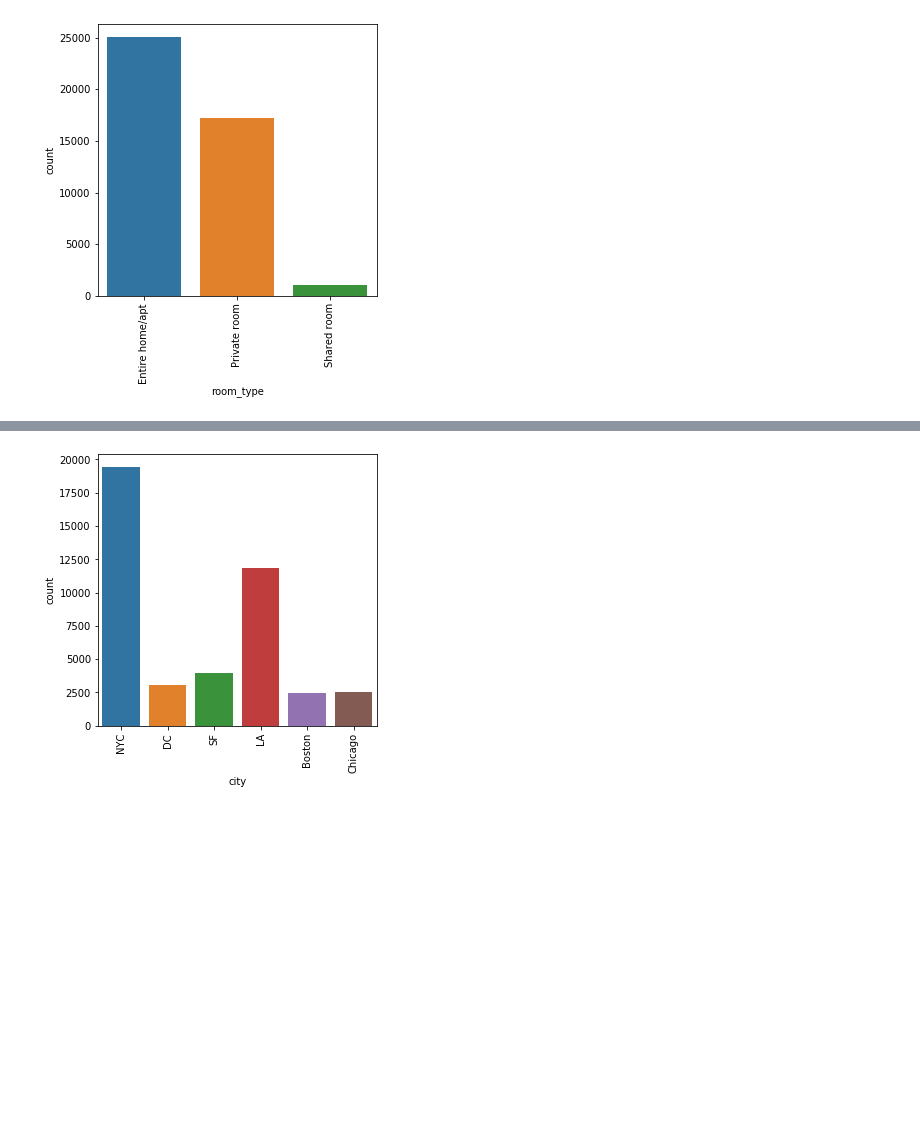
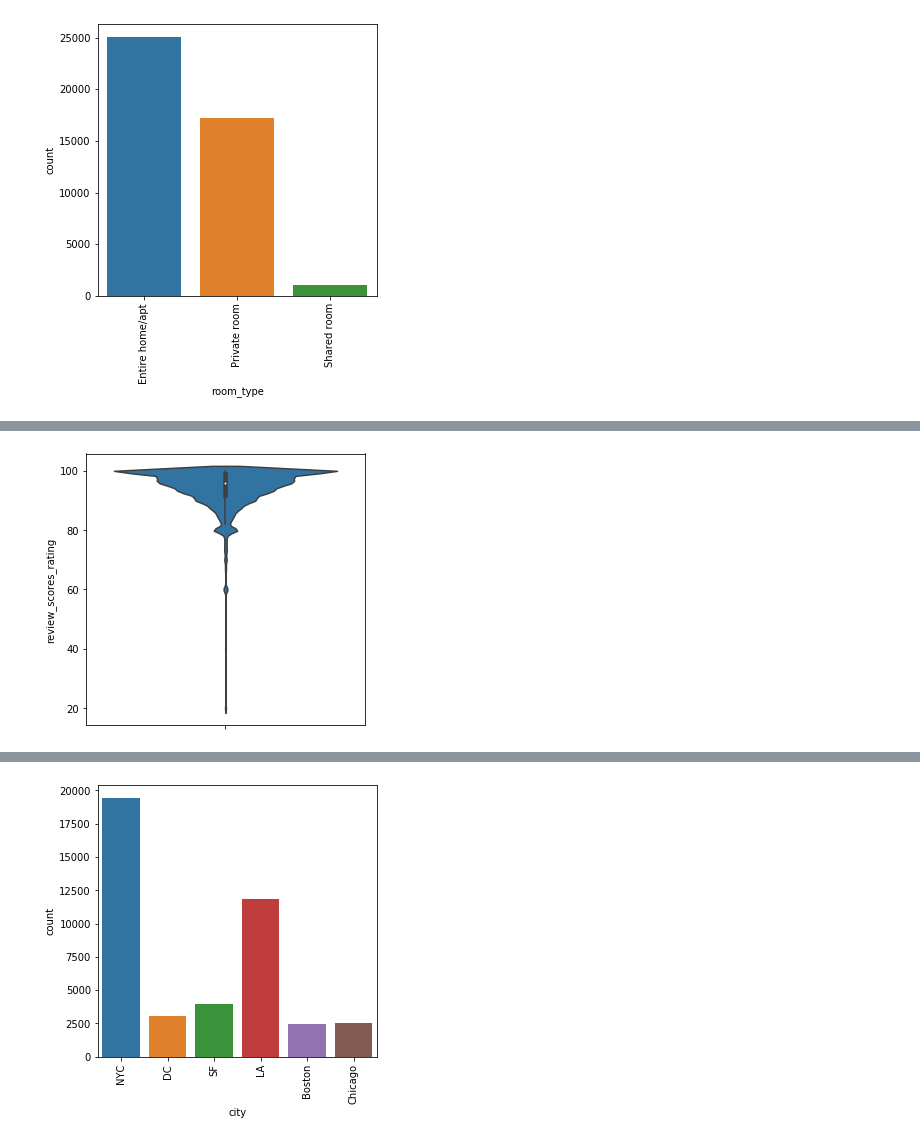
Before and after one commit to allenmiller17/SMU_7331_ML1_Project_1, a Jupyter notebook: Project 1 Final Write Up.ipynb, the cells around one changed output, grey strips where cells are left out. Drawn from its saved outputs; the diff is of its cells as text; code cells hidden in the pictures; blank space fills up the shorter version.

```diff
--- a/Project 1 Final Write Up.ipynb
+++ b/Project 1 Final Write Up.ipynb
@@ -62,0 +117,6 @@ plt.show()
+# %%
+plt.figure(figsize=(5,5))
+sns.violinplot(y=pdata.review_scores_rating)
+plt.show()
+# %% [output]
+[figure, added]
```
Also changed, not shown: parts of 16 cells of this notebook.
